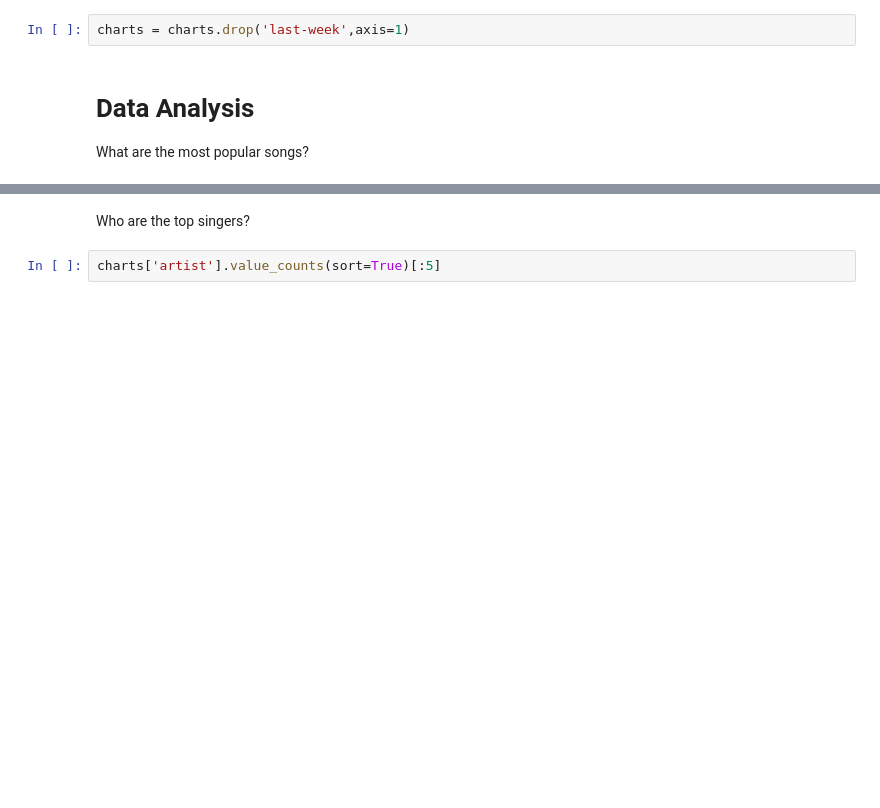
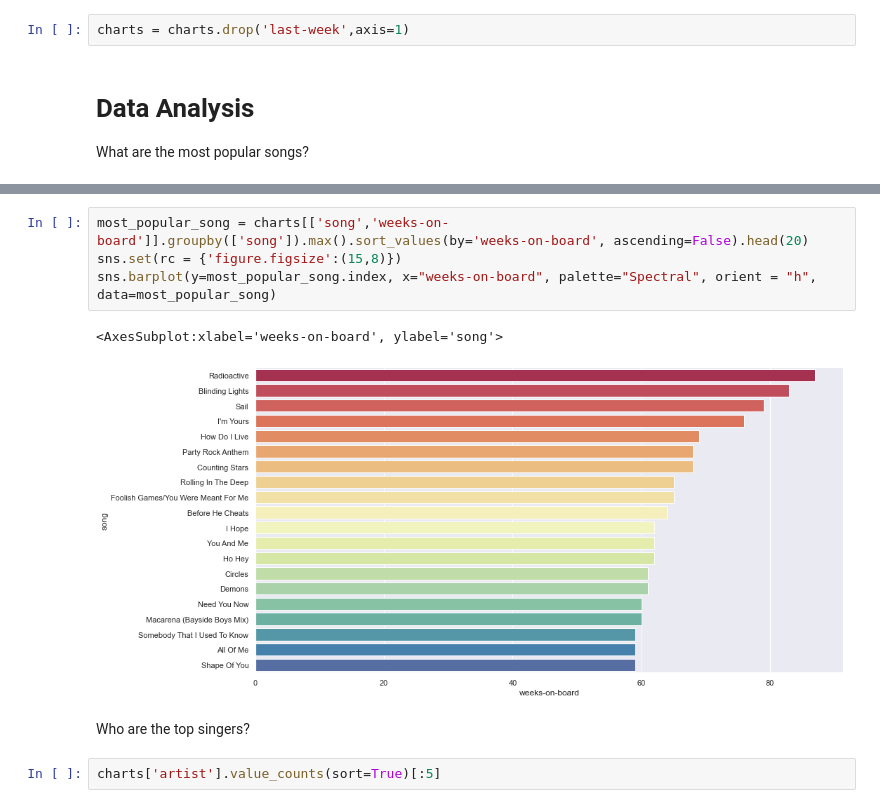
Before and after one commit to Yuchen-G/SI-370-Exploratory-Data-Analysis-Final-Project-, a Jupyter notebook: EDA.ipynb, the cells around one changed output, grey strips where cells are left out. Saved outputs shown, nothing was run; the diff lists cells and outputs as text; blank space fills up the shorter version.

```diff
--- a/EDA.ipynb
+++ b/EDA.ipynb
@@ -49,3 +70,10 @@ What are the most popular songs?
+# %%
+most_popular_song = charts[['song','weeks-on-board']].groupby(['song']).max().sort_values(by='weeks-on-board', ascending=False).head(20)
+sns.set(rc = {'figure.figsize':(15,8)})
+sns.barplot(y=most_popular_song.index, x="weeks-on-board", palette="Spectral", orient = "h", data=most_popular_song)
+# %% [output]
+<AxesSubplot:xlabel='weeks-on-board', ylabel='song'>
+[figure, added]
 # %% [markdown]
 Who are the top singers?
 # %%
```
Also changed, not shown: parts of 12 cells of this notebook.
